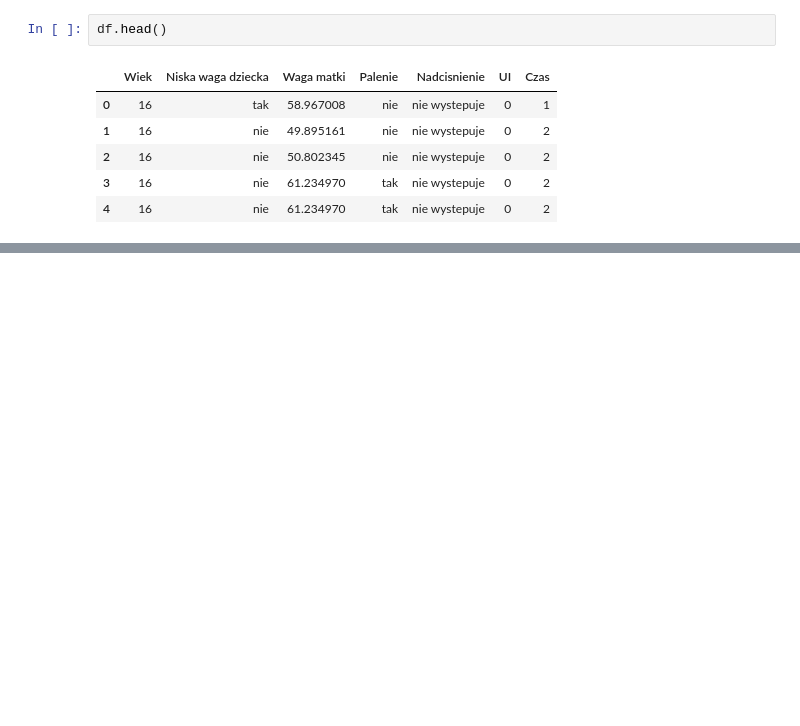
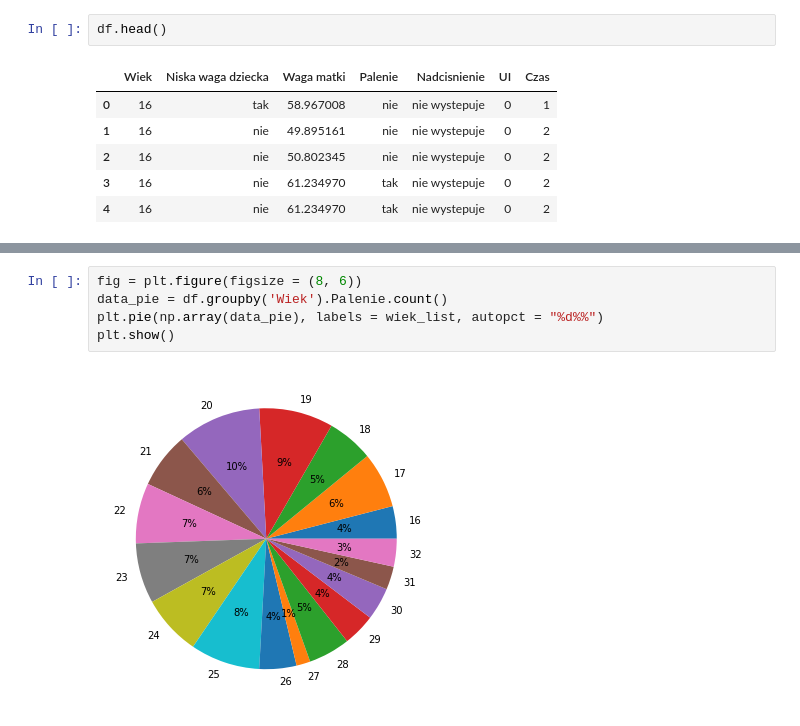
Before and after one commit to AgnesGru/Statistics_in_Python, a Jupyter notebook: Data Analysis.ipynb, the cells around one changed output, grey strips where cells are left out. Saved outputs shown, nothing was run; the diff lists cells and outputs as text; blank space fills up the shorter version.

```diff
--- a/Data Analysis.ipynb
+++ b/Data Analysis.ipynb
@@ -277,0 +326,7 @@ plt.show()
+# %%
+fig = plt.figure(figsize = (8, 6))
+data_pie = df.groupby('Wiek').Palenie.count()
+plt.pie(np.array(data_pie), labels = wiek_list, autopct = "%d%%")
+plt.show()
+# %% [output]
+[figure, added]
```
Also changed, not shown: parts of 24 cells of this notebook.
